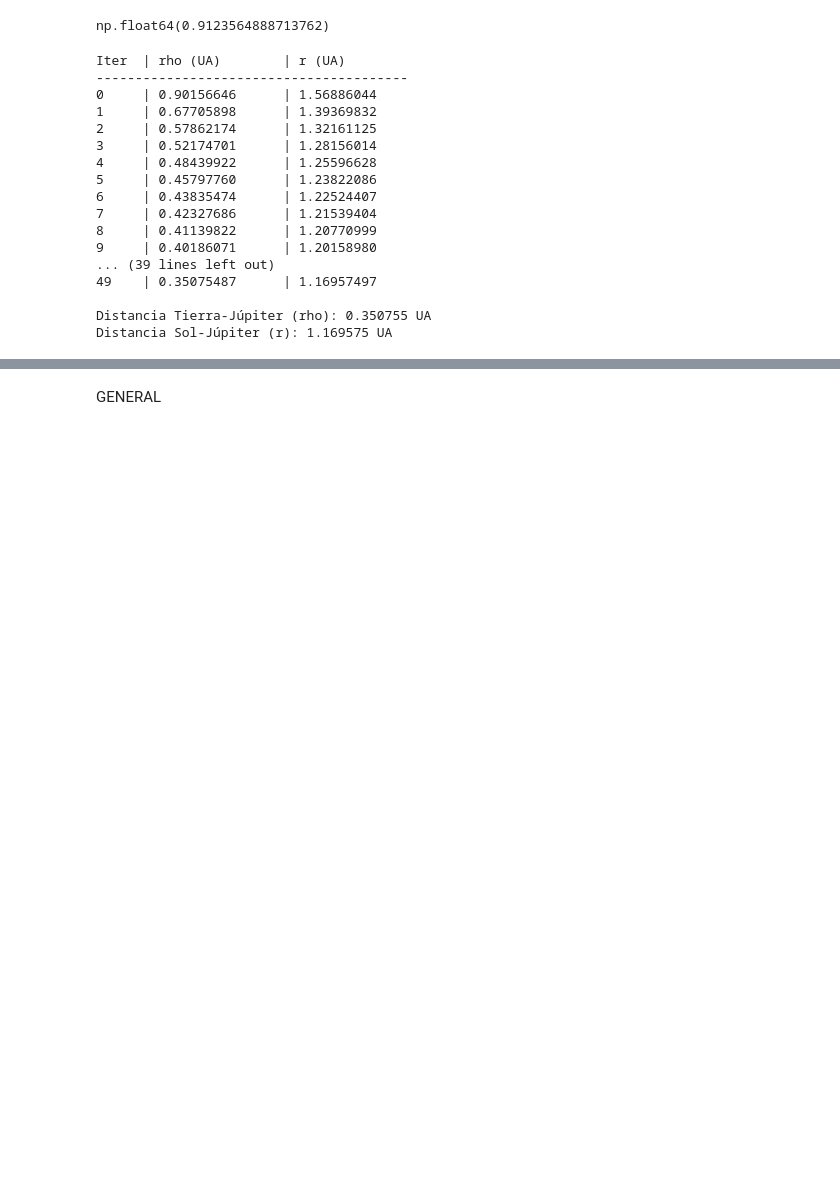
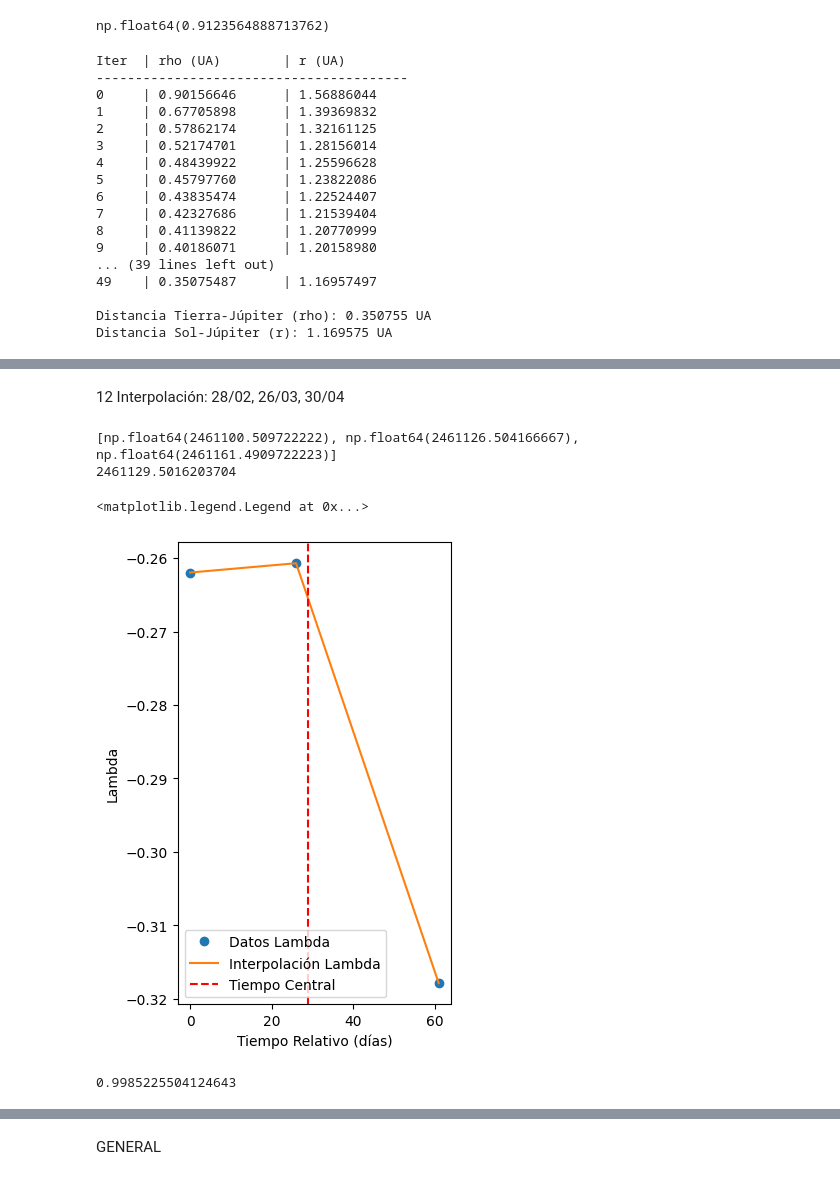
Before and after one commit to JessiDaniL/Proyecto_Experimental_Jupiter, a Jupyter notebook: calculo_rho.ipynb, the cells around one changed output, grey strips where cells are left out. Cells and saved outputs as stored; diff of their text form; code cells hidden in the pictures; blank space fills up the shorter version.

```diff
--- a/calculo_rho.ipynb
+++ b/calculo_rho.ipynb
@@ -1713,0 +2085,58 @@ Distancia Sol-Júpiter (r): 1.169575 UA
+# %% [markdown]
+12 Interpolación: 28/02, 26/03, 30/04
+# %%
+tiempos_uso_jd_12 = [tiempos_dias_jd[1],tiempos_dias_jd[5],tiempos_dias_jd[7]]
+print(tiempos_uso_jd_12)
+
+tiempo_central_12 = np.mean(tiempos_uso_jd_12)
+print(tiempo_central_12)
+
+#Construcción del vector rho
+
+alpha_12 = [alpha[1],alpha[5],alpha[7]]
+delta_12 = [delta[1],delta[5],delta[7]]
+
+rho_12 = np.zeros((3, 3))
+
+for i in range(3):
+    rho_12[i, 0] = np.cos(delta_12[i]) * np.cos(alpha_12[i])  # x
+    rho_12[i, 1] = np.cos(delta_12[i]) * np.sin(alpha_12[i])  # y
+    rho_12[i, 2] = np.sin(delta_12[i])                     # z
+# %% [output]
+[np.float64(2461100.509722222), np.float64(2461126.504166667), np.float64(2461161.4909722223)]
+2461129.5016203704
+# %%
+#Interpolación de los componentes de rho (lambda, mu y nu)
+
+#Como los dias julianos son muy grandes vamos a reescalar para ver si funciona bien c:
+
+tiempo_relativo_12 = tiempos_uso_jd_12 - tiempos_uso_jd_12[0]
+
+poly_lambda_12 = np.polyfit(tiempo_relativo_12, rho_12[:, 0], 2)
+poly_mu_12 = np.polyfit(tiempo_relativo_12, rho_12[:, 1], 2)
+poly_nu_12 = np.polyfit(tiempo_relativo_12, rho_12[:, 2], 2)
+
+tiempo_central_reescalado_12 = tiempo_central_12 - tiempos_uso_jd_12[0]
+# %%
+plt.figure(figsize=(12, 6))
+plt.subplot(1, 3, 1)
+plt.plot(tiempo_relativo_12, rho_12[:, 0], 'o', label='Datos Lambda')
+plt.plot(tiempo_relativo_12, np.polyval(poly_lambda_12, tiempo_relativo_12), '-', label='Interpolación Lambda')
+plt.axvline(tiempo_central_reescalado_12, color='r', linestyle='--', label='Tiempo Central')
+plt.xlabel('Tiempo Relativo (días)')
+plt.ylabel('Lambda')
+plt.legend()
+# %% [output]
+<matplotlib.legend.Legend at 0x...>
+[figure, added]
+# %%
+X_12 = -9.863921920181568E-01
+Y_12 = -1.551699938717052E-01
+Z_12 = 1.448043744217673E-05
+
+R_12 = np.sqrt(X_12**2 + Y_12**2 + Z_12**2)
+print(R_12)
+
+#30 de marzo
+# %% [output]
+0.9985225504124643
```
Also changed, not shown: parts of 85 cells of this notebook, 2 other files.
